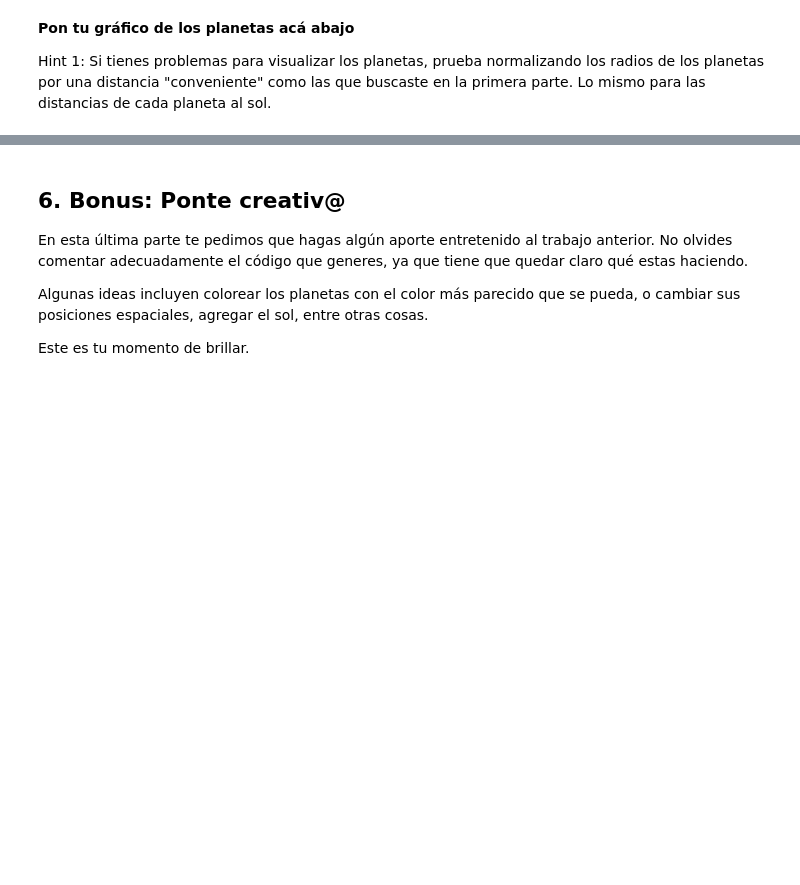
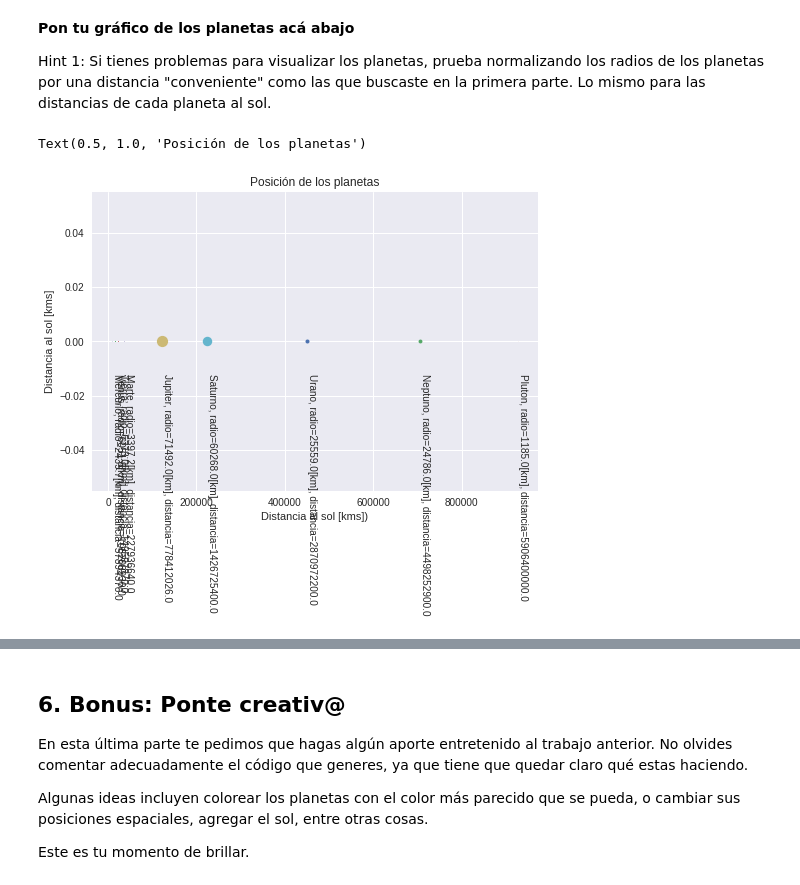
Before and after one commit to Antonego64/minitarea1, a Jupyter notebook: minitarea1.ipynb, the cells around one changed output, grey strips where cells are left out. Cells and saved outputs as stored; diff of their text form; code cells hidden in the pictures; blank space fills up the shorter version.

Commit message:
[v5]  Sección 4 mejorada +  Sección 5 completada junto con una imagen de internet + Sección 6 parcialmente completada

```diff
--- a/minitarea1.ipynb
+++ b/minitarea1.ipynb
@@ -169,3 +172,20 @@ plt.title('Posición de los planetas')
 **Pon tu gráfico de los planetas acá abajo**
 
 Hint 1: Si tienes problemas para visualizar los planetas, prueba normalizando los radios de los planetas por una distancia "conveniente" como las que buscaste en la primera parte. Lo mismo para las distancias de cada planeta al sol.
+# %%
+import matplotlib.pyplot as plt #copiamos y pegamos lo que sale en la celda de código anterior
+fig1 = plt.figure()
+def normalizar(d): #usamos el Hint 1
+  return d/radio_tierra #retorna el cuociente de una distancia d con el radio terrestre
+
+for planet in dict_planetas: #por cada planeta en el diccionario dict_planetas
+  planeta=dict_planetas[planet]
+  plt.plot(normalizar(planeta.distancia), 0, 'o', markersize=normalizar(planeta.radio)) #ploteamos normalizando con el radio terrestre
+  plt.text(normalizar(planeta.distancia), -0.015, planeta.info(), rotation=-90, size=10) #añadimos el texto en la misma coord. X anterior y rotado en -90 grados
+
+plt.xlabel('Distancia al sol [kms])') #texto que va en el eje X
+plt.ylabel('Distancia al sol [kms]')  #texto que va en el eje Y
+plt.title('Posición de los planetas') #título
+# %% [output]
+Text(0.5, 1.0, 'Posición de los planetas')
+[figure, added]
```
Also changed, not shown: parts of 14 cells of this notebook.
